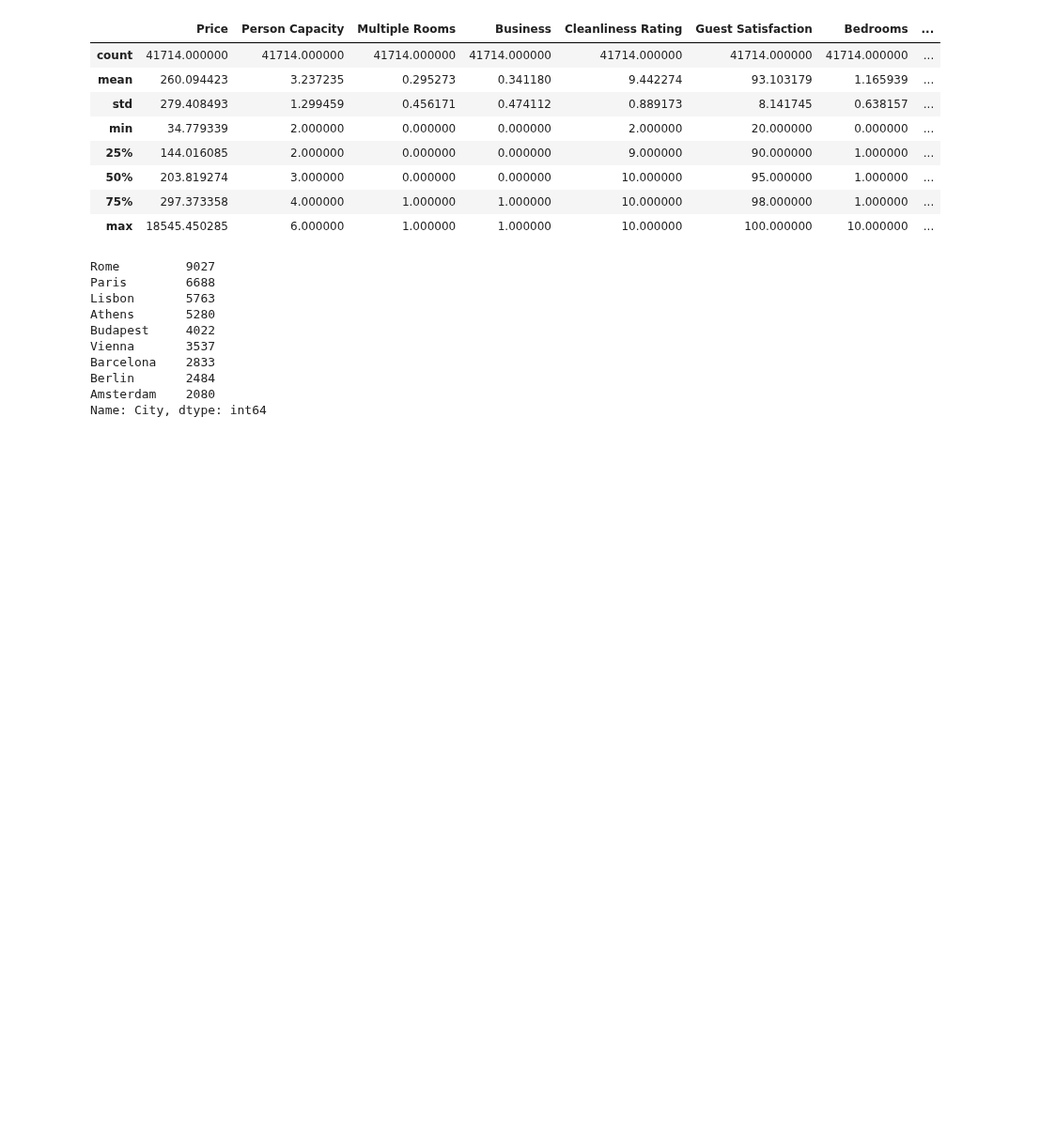
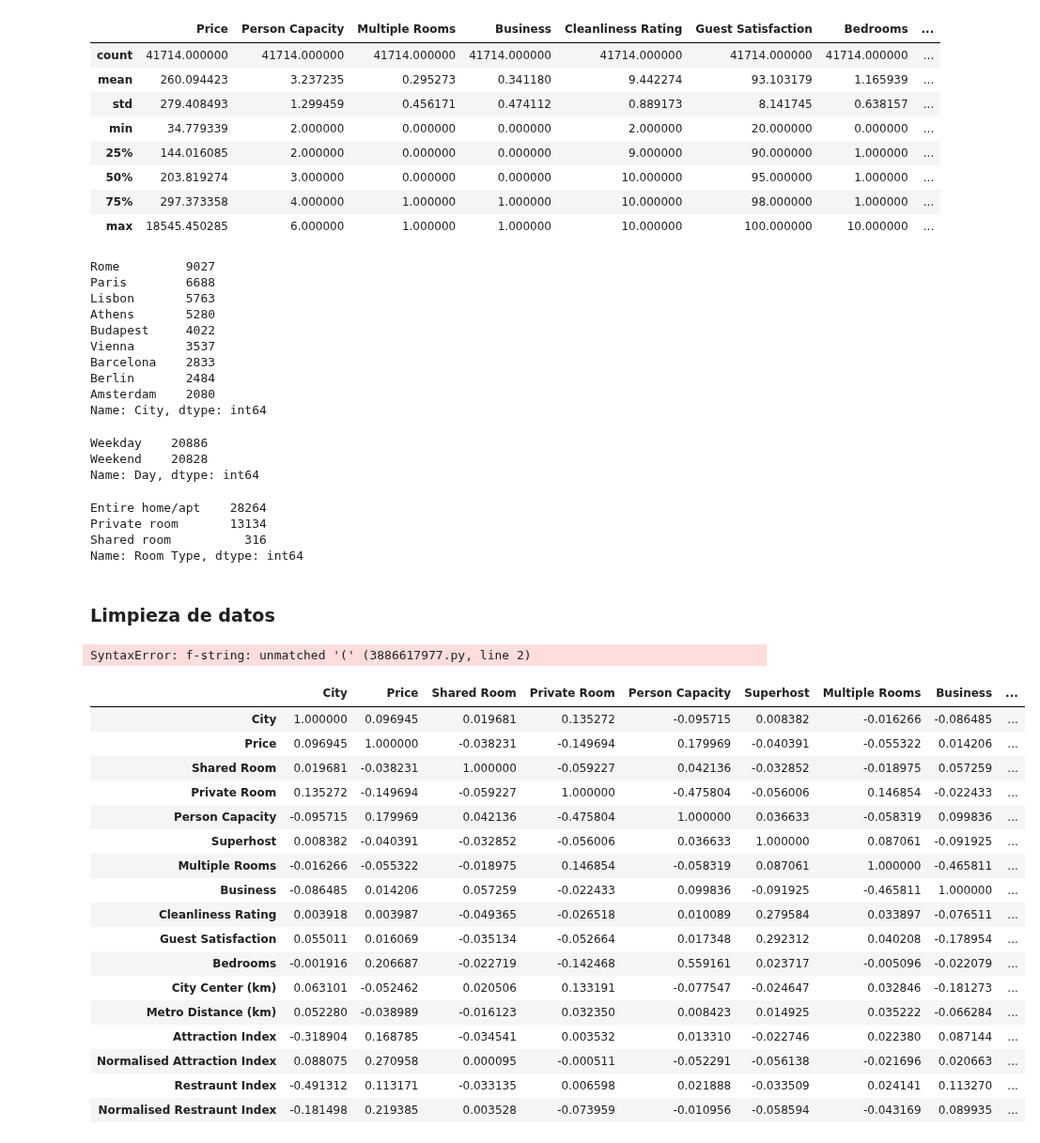
Before and after one commit to pythonpanama/pylearn-data-101, a Jupyter notebook: notebooks/AirBnB Europa.ipynb, the cells around one changed output. Shown at 94% size. Cells and saved outputs as stored; diff of their text form; code cells hidden in the pictures; blank space fills up the shorter version.

```diff
--- a/notebooks/AirBnB Europa.ipynb
+++ b/notebooks/AirBnB Europa.ipynb
@@ -83,3 +83,72 @@ Barcelona    2833
 Berlin       2484
 Amsterdam    2080
 Name: City, dtype: int64
+# %%
+df['Day'].value_counts()
+# %% [output]
+Weekday    20886
+Weekend    20828
+Name: Day, dtype: int64
+# %%
+df['Room Type'].value_counts()
+# %% [output]
+Entire home/apt    28264
+Private room       13134
+Shared room          316
+Name: Room Type, dtype: int64
+# %% [markdown]
+### Limpieza de datos
+# %%
+city_mapping = {
+    'Rome': 0,
+    'Paris': 1,
+    'Lisbon': 2,
+    'Athens': 3,
+    'Budapest': 4,
+    'Vienna': 5,
+    'Barcelona': 6,
+    'Berlin': 7,
+    'Amsterdam': 8
+}
+df['City'] = df['City'].map(city_mapping)
+# %%
+column_name = 'Day'
+dictionary_name = f"{column_name.lower().replace(' ', '_')}_mapping'
+value_counts = str(df[column_name].value_counts()).split('\n')[:-1]
+output_file = Path.cwd().parent / 'output' / '_temp.py'
+
+print(t)
+lines = list()
+lines.append(f'{dictionary_name} = {{\n')
+for i, value in enumerate(value_counts):
+    key = value.split(' ')[0]
+    line = f'\t"{key}": {i},\n'
+    lines.append(line)
+lines.append('}\n')
+
+with open(output_file, 'w') as f:
+    f.writelines(lines)
+# %% [output]
+SyntaxError: f-string: unmatched '(' (3886617977.py, line 2)
+# %%
+corr = df.corr()
+corr.style.background_gradient(cmap='coolwarm')
+# %% [output]
+|  | City | Price | Shared Room | Private Room | Person Capacity | Superhost | Multiple Rooms | Business | ... |
+| City | 1.000000 | 0.096945 | 0.019681 | 0.135272 | -0.095715 | 0.008382 | -0.016266 | -0.086485 | ... |
+| Price | 0.096945 | 1.000000 | -0.038231 | -0.149694 | 0.179969 | -0.040391 | -0.055322 | 0.014206 | ... |
+| Shared Room | 0.019681 | -0.038231 | 1.000000 | -0.059227 | 0.042136 | -0.032852 | -0.018975 | 0.057259 | ... |
+| Private Room | 0.135272 | -0.149694 | -0.059227 | 1.000000 | -0.475804 | -0.056006 | 0.146854 | -0.022433 | ... |
+| Person Capacity | -0.095715 | 0.179969 | 0.042136 | -0.475804 | 1.000000 | 0.036633 | -0.058319 | 0.099836 | ... |
+| Superhost | 0.008382 | -0.040391 | -0.032852 | -0.056006 | 0.036633 | 1.000000 | 0.087061 | -0.091925 | ... |
+| Multiple Rooms | -0.016266 | -0.055322 | -0.018975 | 0.146854 | -0.058319 | 0.087061 | 1.000000 | -0.465811 | ... |
+| Business | -0.086485 | 0.014206 | 0.057259 | -0.022433 | 0.099836 | -0.091925 | -0.465811 | 1.000000 | ... |
+| Cleanliness Rating | 0.003918 | 0.003987 | -0.049365 | -0.026518 | 0.010089 | 0.279584 | 0.033897 | -0.076511 | ... |
+| Guest Satisfaction | 0.055011 | 0.016069 | -0.035134 | -0.052664 | 0.017348 | 0.292312 | 0.040208 | -0.178954 | ... |
+| Bedrooms | -0.001916 | 0.206687 | -0.022719 | -0.142468 | 0.559161 | 0.023717 | -0.005096 | -0.022079 | ... |
+| City Center (km) | 0.063101 | -0.052462 | 0.020506 | 0.133191 | -0.077547 | -0.024647 | 0.032846 | -0.181273 | ... |
+| Metro Distance (km) | 0.052280 | -0.038989 | -0.016123 | 0.032350 | 0.008423 | 0.014925 | 0.035222 | -0.066284 | ... |
+| Attraction Index | -0.318904 | 0.168785 | -0.034541 | 0.003532 | 0.013310 | -0.022746 | 0.022380 | 0.087144 | ... |
+| Normalised Attraction Index | 0.088075 | 0.270958 | 0.000095 | -0.000511 | -0.052291 | -0.056138 | -0.021696 | 0.020663 | ... |
+| Restraunt Index | -0.491312 | 0.113171 | -0.033135 | 0.006598 | 0.021888 | -0.033509 | 0.024141 | 0.113270 | ... |
+| Normalised Restraunt Index | -0.181498 | 0.219385 | 0.003528 | -0.073959 | -0.010956 | -0.058594 | -0.043169 | 0.089935 | ... |
```
Also changed, not shown: parts of 2 cells of this notebook.
